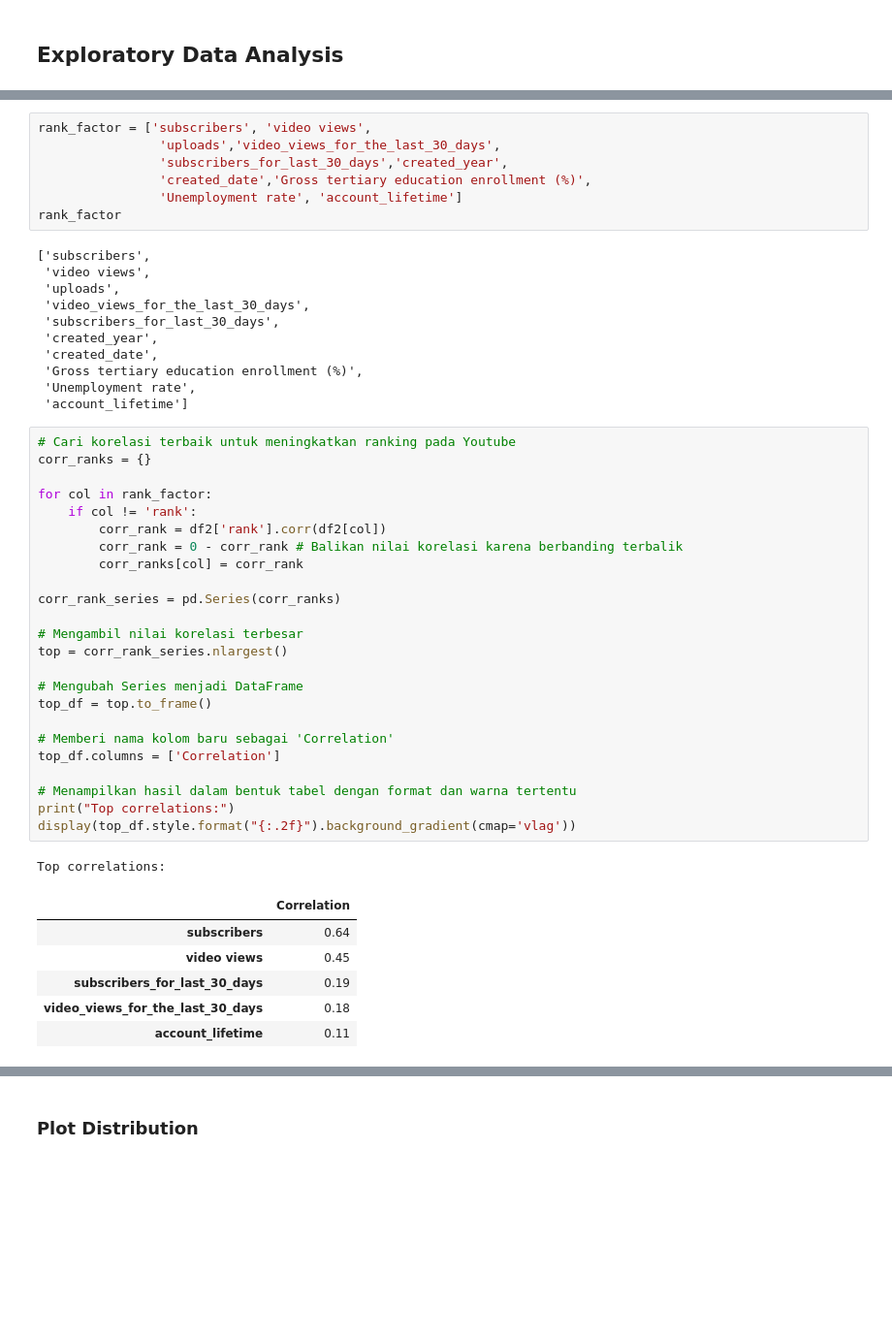
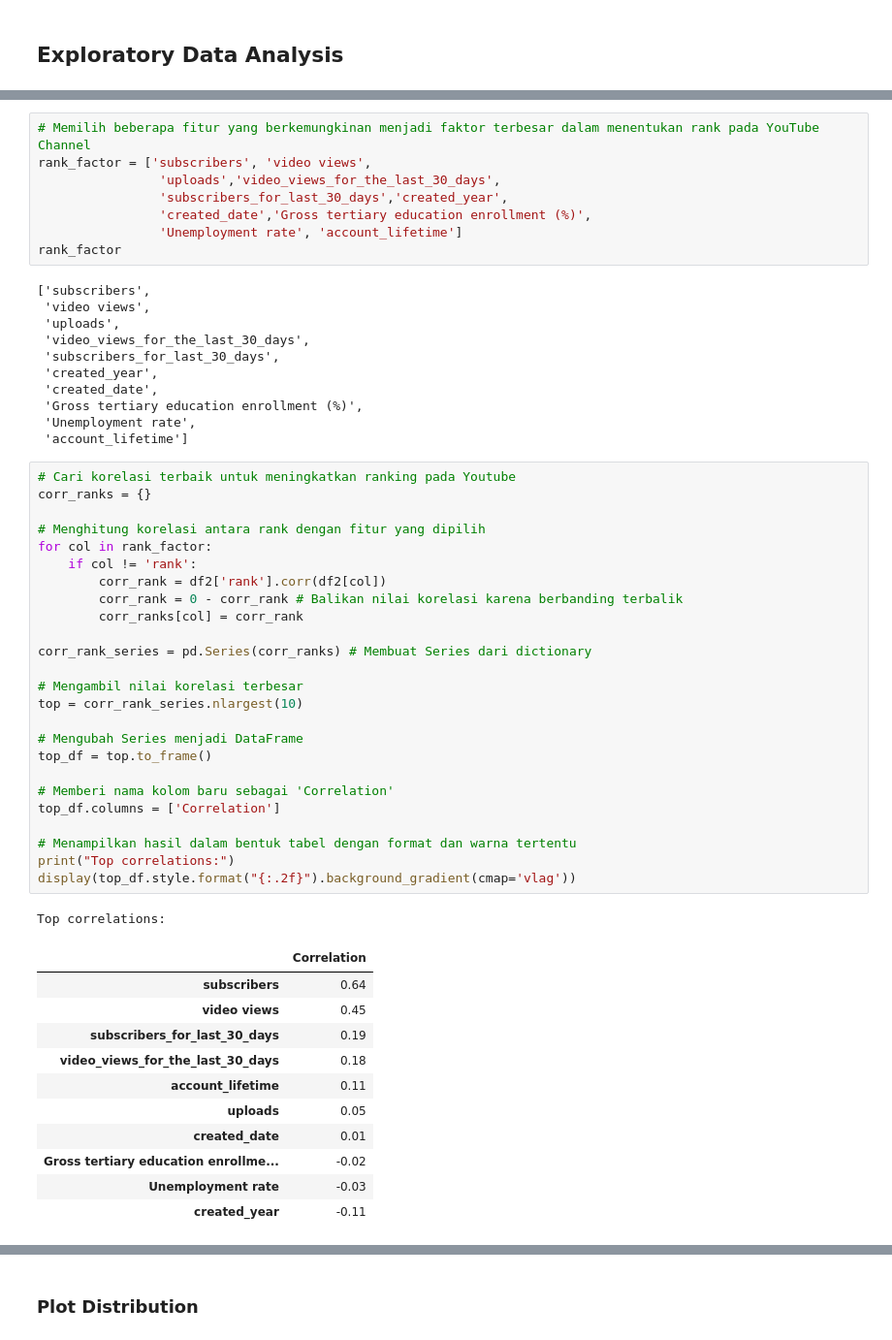
Before and after one commit to adityanandita/Engineering-Data-Science-Course, a Jupyter notebook: Task 1_Data Visualization.ipynb, the cells around one changed output, grey strips where cells are left out. Shown at 97% size. Cells and saved outputs as stored; diff of their text form; blank space fills up the shorter version.

```diff
--- a/Task 1_Data Visualization.ipynb
+++ b/Task 1_Data Visualization.ipynb
@@ -220,4 +230,5 @@ plt.show()
 # %%
+# Memilih beberapa fitur yang berkemungkinan menjadi faktor terbesar dalam menentukan rank pada YouTube Channel
 rank_factor = ['subscribers', 'video views',
                 'uploads','video_views_for_the_last_30_days',
                 'subscribers_for_last_30_days','created_year',
@@ -238,33 +249,39 @@ rank_factor
 # %%
 # Cari korelasi terbaik untuk meningkatkan ranking pada Youtube
 corr_ranks = {}
 
+# Menghitung korelasi antara rank dengan fitur yang dipilih
 for col in rank_factor:
     if col != 'rank':
         corr_rank = df2['rank'].corr(df2[col])
         corr_rank = 0 - corr_rank # Balikan nilai korelasi karena berbanding terbalik
         corr_ranks[col] = corr_rank
 
-corr_rank_series = pd.Series(corr_ranks)
+corr_rank_series = pd.Series(corr_ranks) # Membuat Series dari dictionary
 
 # Mengambil nilai korelasi terbesar
-top = corr_rank_series.nlargest()
+top = corr_rank_series.nlargest(10)
 
 # Mengubah Series menjadi DataFrame
 top_df = top.to_frame()
 
 # Memberi nama kolom baru sebagai 'Correlation'
 top_df.columns = ['Correlation']
 
 # Menampilkan hasil dalam bentuk tabel dengan format dan warna tertentu
 print("Top correlations:")
 display(top_df.style.format("{:.2f}").background_gradient(cmap='vlag'))
 # %% [output]
 Top correlations:
 |  | Correlation |
 | subscribers | 0.64 |
 | video views | 0.45 |
 | subscribers_for_last_30_days | 0.19 |
 | video_views_for_the_last_30_days | 0.18 |
 | account_lifetime | 0.11 |
+| uploads | 0.05 |
+| created_date | 0.01 |
+| Gross tertiary education enrollme... | -0.02 |
+| Unemployment rate | -0.03 |
+| created_year | -0.11 |
 # %% [markdown]
```
Also changed, not shown: parts of 30 cells of this notebook.
